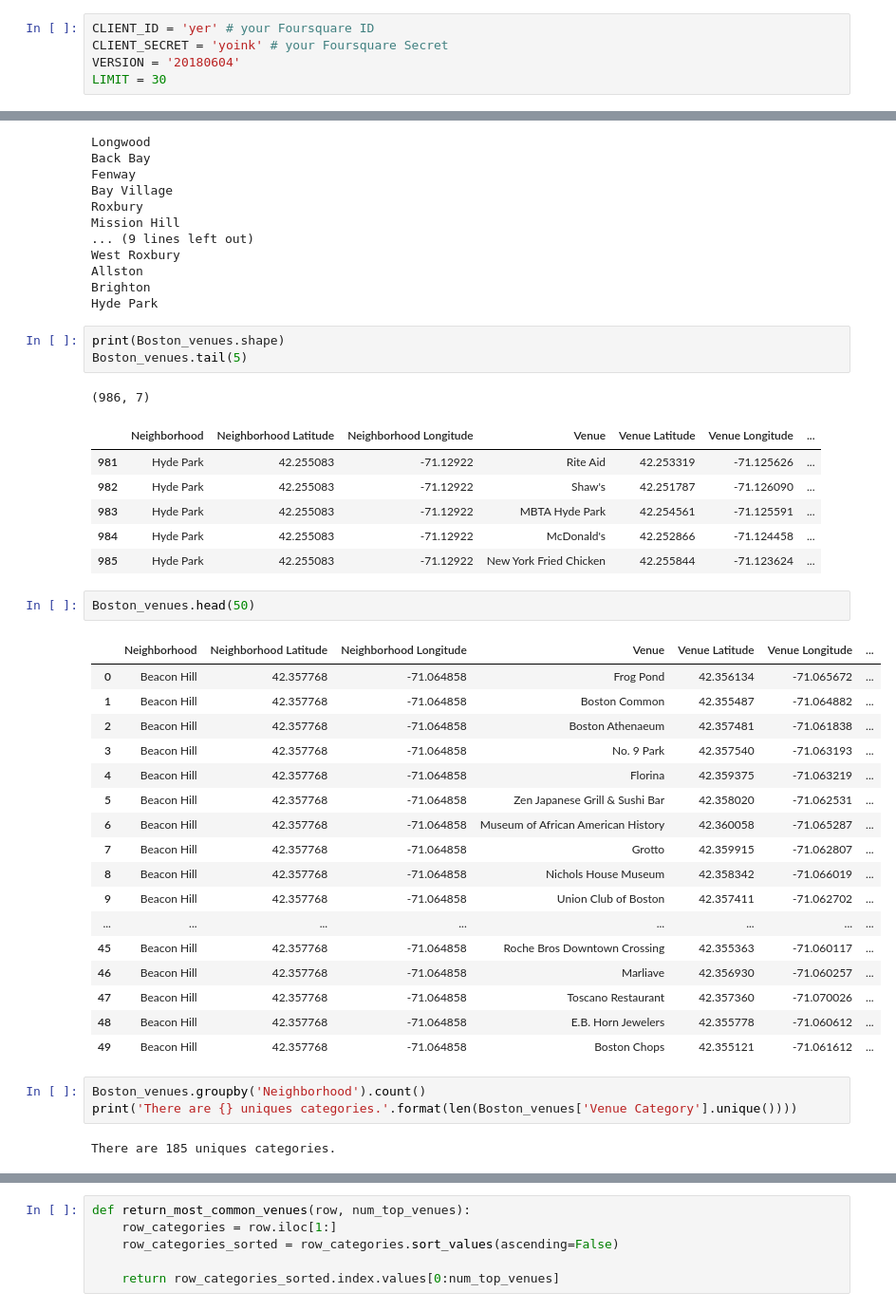
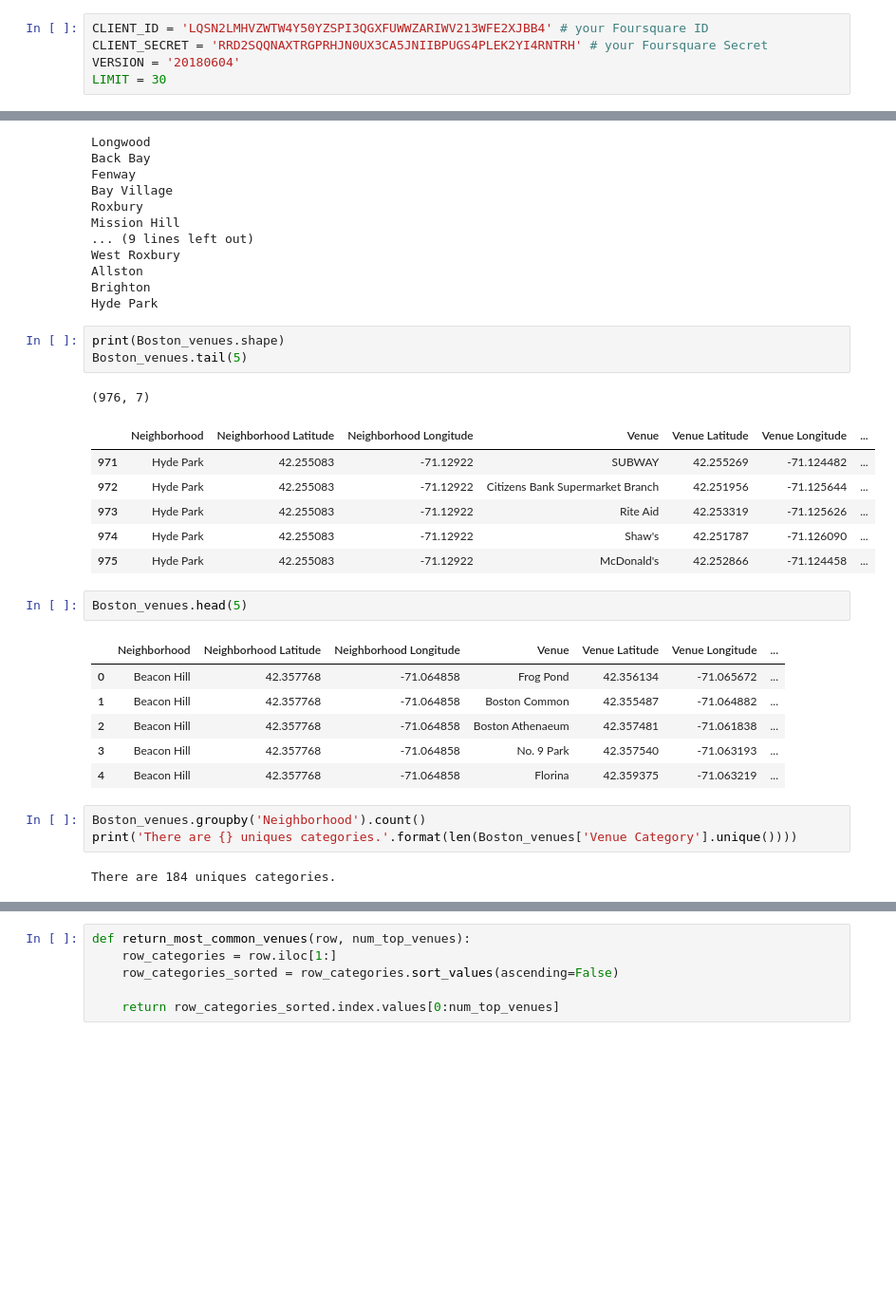
Before and after one commit to RamB99/High-Risk-Boston-Neighborhoods, a Jupyter notebook: Identifying COVID-19 risk in Boston neighborhoods.ipynb, the cells around one changed output, grey strips where cells are left out. Shown at 95% size. Drawn from its saved outputs; the diff is of its cells as text; blank space fills up the shorter version.

```diff
--- a/Identifying COVID-19 risk in Boston neighborhoods.ipynb
+++ b/Identifying COVID-19 risk in Boston neighborhoods.ipynb
@@ -189,8 +189,8 @@ map_Boston
 # %% [markdown]
 As you can see from the map produced, it only displays 19 of the 25 neighborhoods. This is because the neighborhoods from the csv files repeat the same latitude and longitudes for the location since some of them share the same zip codes. As a result, the map relied on the larger area defined neighborhoods to display their names instead.
 # %%
-CLIENT_ID = 'yer' # your Foursquare ID
-CLIENT_SECRET = 'yoink' # your Foursquare Secret
+CLIENT_ID = 'LQSN2LMHVZWTW4Y50YZSPI3QGXFUWWZARIWV213WFE2XJBB4' # your Foursquare ID
+CLIENT_SECRET = 'RRD2SQQNAXTRGPRHJN0UX3CA5JNIIBPUGS4PLEK2YI4RNTRH' # your Foursquare Secret
 VERSION = '20180604'
 LIMIT = 30
 # %%
@@ -318,38 +318,27 @@ Hyde Park
 print(Boston_venues.shape)
 Boston_venues.tail(5)
 # %% [output]
-(986, 7)
+(976, 7)
 |  | Neighborhood | Neighborhood Latitude | Neighborhood Longitude | Venue | Venue Latitude | Venue Longitude | ... |
-| 981 | Hyde Park | 42.255083 | -71.12922 | Rite Aid | 42.253319 | -71.125626 | ... |
-| 982 | Hyde Park | 42.255083 | -71.12922 | Shaw's | 42.251787 | -71.126090 | ... |
-| 983 | Hyde Park | 42.255083 | -71.12922 | MBTA Hyde Park | 42.254561 | -71.125591 | ... |
-| 984 | Hyde Park | 42.255083 | -71.12922 | McDonald's | 42.252866 | -71.124458 | ... |
-| 985 | Hyde Park | 42.255083 | -71.12922 | New York Fried Chicken | 42.255844 | -71.123624 | ... |
+| 971 | Hyde Park | 42.255083 | -71.12922 | SUBWAY | 42.255269 | -71.124482 | ... |
+| 972 | Hyde Park | 42.255083 | -71.12922 | Citizens Bank Supermarket Branch | 42.251956 | -71.125644 | ... |
+| 973 | Hyde Park | 42.255083 | -71.12922 | Rite Aid | 42.253319 | -71.125626 | ... |
+| 974 | Hyde Park | 42.255083 | -71.12922 | Shaw's | 42.251787 | -71.126090 | ... |
+| 975 | Hyde Park | 42.255083 | -71.12922 | McDonald's | 42.252866 | -71.124458 | ... |
 # %%
-Boston_venues.head(50)
+Boston_venues.head(5)
 # %% [output]
 |  | Neighborhood | Neighborhood Latitude | Neighborhood Longitude | Venue | Venue Latitude | Venue Longitude | ... |
 | 0 | Beacon Hill | 42.357768 | -71.064858 | Frog Pond | 42.356134 | -71.065672 | ... |
 | 1 | Beacon Hill | 42.357768 | -71.064858 | Boston Common | 42.355487 | -71.064882 | ... |
 | 2 | Beacon Hill | 42.357768 | -71.064858 | Boston Athenaeum | 42.357481 | -71.061838 | ... |
 | 3 | Beacon Hill | 42.357768 | -71.064858 | No. 9 Park | 42.357540 | -71.063193 | ... |
 | 4 | Beacon Hill | 42.357768 | -71.064858 | Florina | 42.359375 | -71.063219 | ... |
-| 5 | Beacon Hill | 42.357768 | -71.064858 | Zen Japanese Grill & Sushi Bar | 42.358020 | -71.062531 | ... |
-| 6 | Beacon Hill | 42.357768 | -71.064858 | Museum of African American History | 42.360058 | -71.065287 | ... |
-| 7 | Beacon Hill | 42.357768 | -71.064858 | Grotto | 42.359915 | -71.062807 | ... |
-| 8 | Beacon Hill | 42.357768 | -71.064858 | Nichols House Museum | 42.358342 | -71.066019 | ... |
-| 9 | Beacon Hill | 42.357768 | -71.064858 | Union Club of Boston | 42.357411 | -71.062702 | ... |
-| ... | ... | ... | ... | ... | ... | ... | ... |
-| 45 | Beacon Hill | 42.357768 | -71.064858 | Roche Bros Downtown Crossing | 42.355363 | -71.060117 | ... |
-| 46 | Beacon Hill | 42.357768 | -71.064858 | Marliave | 42.356930 | -71.060257 | ... |
-| 47 | Beacon Hill | 42.357768 | -71.064858 | Toscano Restaurant | 42.357360 | -71.070026 | ... |
-| 48 | Beacon Hill | 42.357768 | -71.064858 | E.B. Horn Jewelers | 42.355778 | -71.060612 | ... |
-| 49 | Beacon Hill | 42.357768 | -71.064858 | Boston Chops | 42.355121 | -71.061612 | ... |
 # %%
 Boston_venues.groupby('Neighborhood').count()
 print('There are {} uniques categories.'.format(len(Boston_venues['Venue Category'].unique())))
 # %% [output]
-There are 185 uniques categories.
+There are 184 uniques categories.
 # %%
 Boston_onehot = pd.get_dummies(Boston_venues[['Venue Category']], prefix="", prefix_sep="")
 Boston_onehot.drop(['Neighborhood'], axis=1, inplace = True)
```
Also changed, not shown: parts of 50 cells of this notebook.
